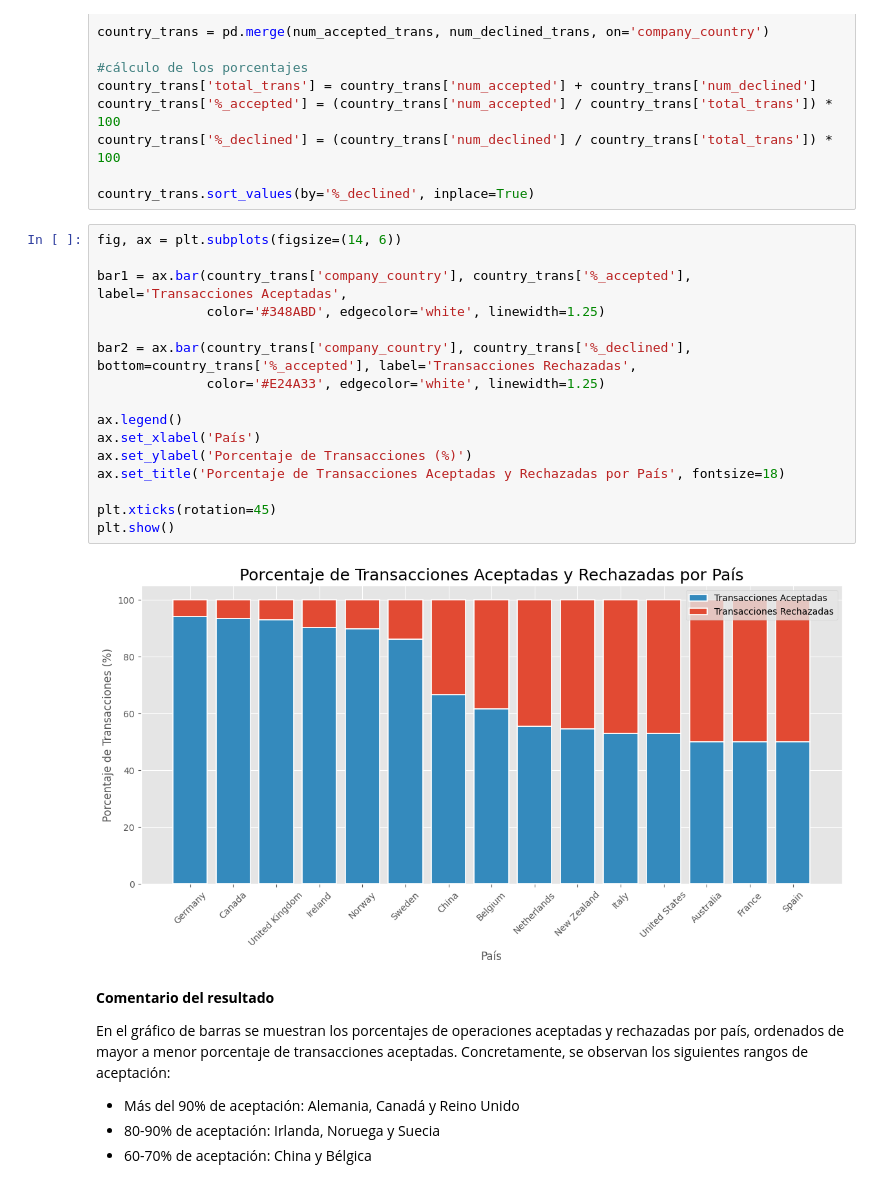
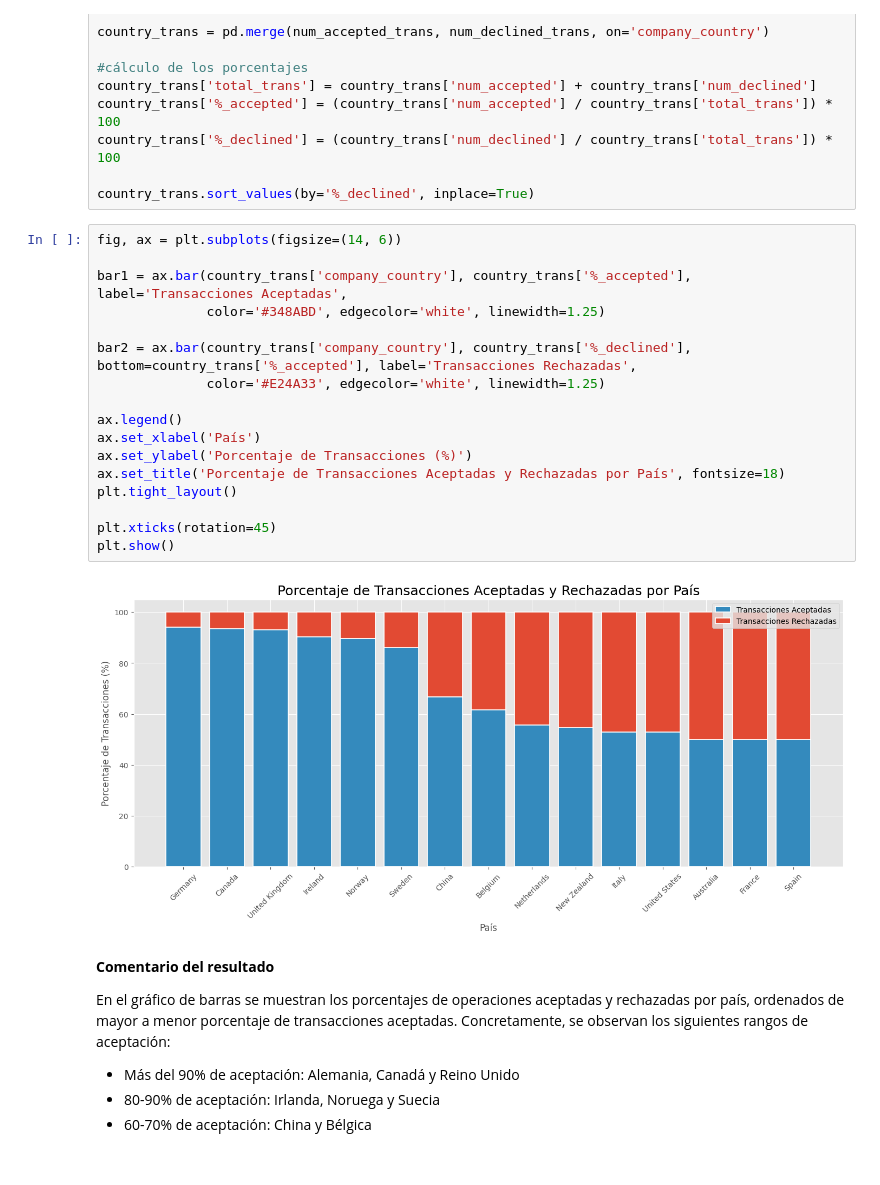
Before and after one commit to natalyamn/DataAnalytics_ITAcademy, a Jupyter notebook: 08. Sprint 8 Python/8.1 Visualizaciones en Python/Sprint8.01_NM.ipynb, the cells around one changed output. Drawn from its saved outputs; the diff is of its cells as text.

```diff
--- a/08. Sprint 8 Python/8.1 Visualizaciones en Python/Sprint8.01_NM.ipynb
+++ b/08. Sprint 8 Python/8.1 Visualizaciones en Python/Sprint8.01_NM.ipynb
@@ -302,21 +306,22 @@ country_trans.sort_values(by='%_declined', inplace=True)
 # %%
 fig, ax = plt.subplots(figsize=(14, 6))
 
 bar1 = ax.bar(country_trans['company_country'], country_trans['%_accepted'], label='Transacciones Aceptadas',
               color='#348ABD', edgecolor='white', linewidth=1.25)
 
 bar2 = ax.bar(country_trans['company_country'], country_trans['%_declined'], bottom=country_trans['%_accepted'], label='Transacciones Rechazadas',
               color='#E24A33', edgecolor='white', linewidth=1.25)
 
 ax.legend()
 ax.set_xlabel('País')
 ax.set_ylabel('Porcentaje de Transacciones (%)')
 ax.set_title('Porcentaje de Transacciones Aceptadas y Rechazadas por País', fontsize=18)
+plt.tight_layout()
 
 plt.xticks(rotation=45)
 plt.show()
 # %% [output]
-[figure, old version]
+[figure, new version]
 # %% [markdown]
 **Comentario del resultado**
 
```
Also changed, not shown: parts of 9 cells of this notebook.
